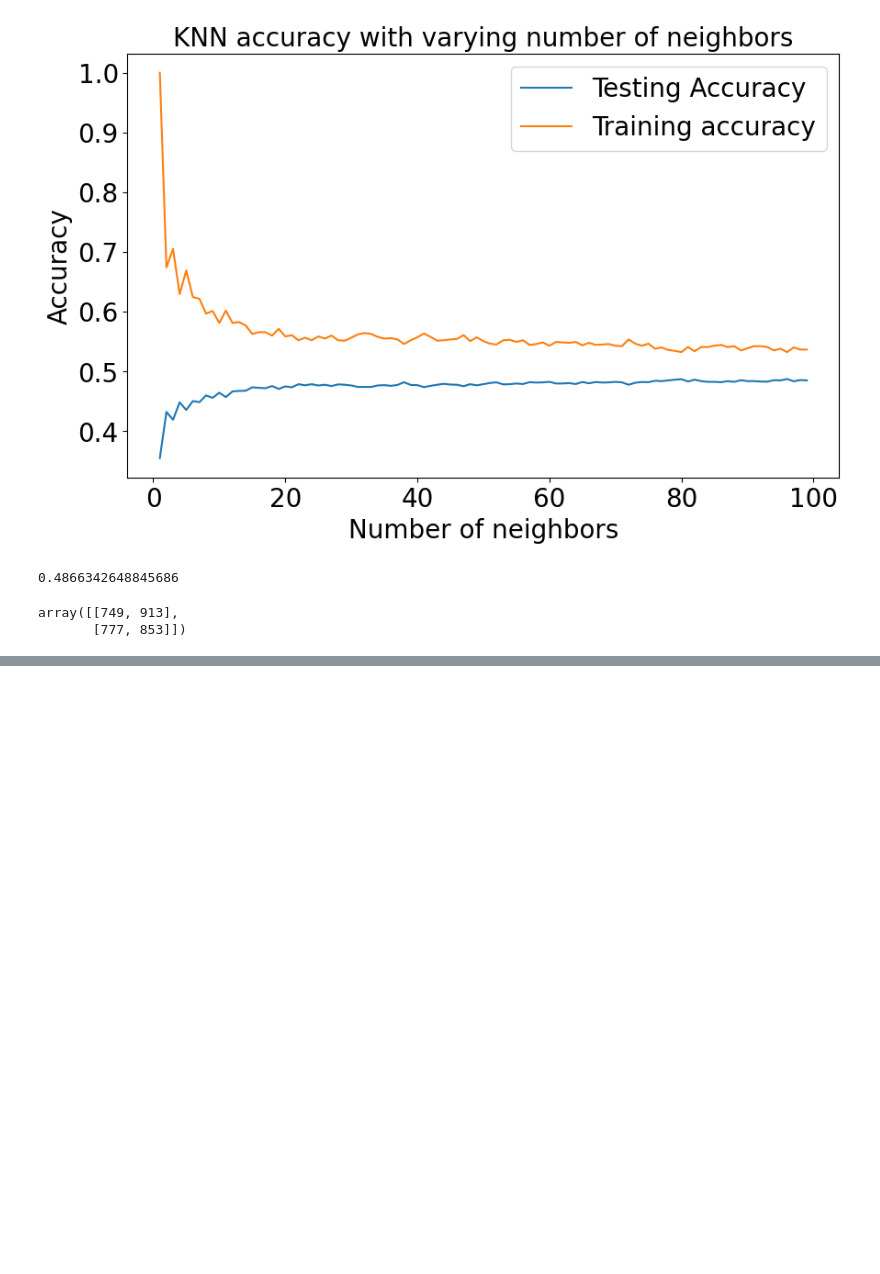
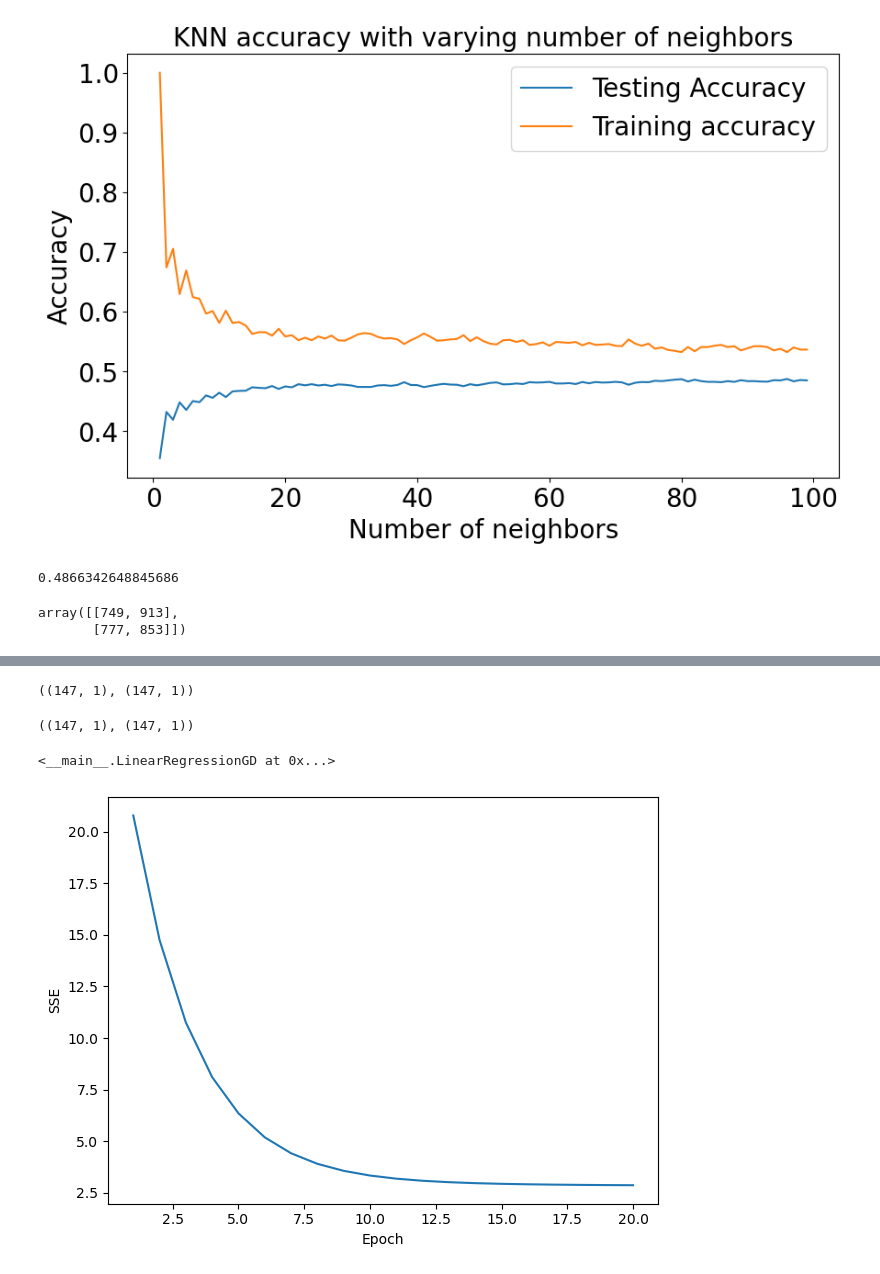
Before and after one commit to CCT-Dublin/ca1-claireobrien00, a Jupyter notebook: Passenger Movement Final.ipynb, the cells around one changed output, grey strips where cells are left out. Saved outputs shown, nothing was run; the diff lists cells and outputs as text; code cells hidden in the pictures; blank space fills up the shorter version.

Commit message:
Regression

```diff
--- a/Passenger Movement Final.ipynb
+++ b/Passenger Movement Final.ipynb
@@ -765,0 +828,39 @@ weighted avg       0.44      0.44      0.43      1411
+# %%
+X = departing_by_sea_summer_df[['decimal_year']].values
+y = departing_by_sea_summer_df[['VALUE']].values
+X.shape, y.shape
+# %% [output]
+((147, 1), (147, 1))
+# %%
+from sklearn.preprocessing import MinMaxScaler
+import sklearn.preprocessing as preproc
+scaler_x = MinMaxScaler()
+scaler_y = MinMaxScaler()
+X_std = scaler_x.fit_transform(X)
+y_std =  scaler_y.fit_transform(y)
+# %%
+# Reshape the (588, 1) to (588,) array for Machine Learning model
+y_std = np.reshape(y_std, len(y_std))
+
+# Display the number of rows and columns
+X.shape, y.shape
+# %% [output]
+((147, 1), (147, 1))
+# %%
+lr = LinearRegressionGD()
+lr.fit(X_std, y_std)
+# %% [output]
+<__main__.LinearRegressionGD at 0x...>
+# %%
+# Draw a plot using linear regression iterations and cost
+plt.plot(range(1, lr.n_iter + 1), lr.cost_)
+plt.ylabel('SSE')           # SSE means 'sum of squares error'
+plt.xlabel('Epoch')         # The number of epochs is a hyperparameter that defines the number times
+                            # that the learning algorithm will work through the entire training
+                            # dataset. One epoch means that each sample in the training dataset has
+                            # had an opportunity to update the internal model parameters.
+                            # An epoch is comprised of one or more batches.
+plt.tight_layout()
+plt.show()
+# %% [output]
+[figure, added]
```
Also changed, not shown: parts of 34 cells of this notebook, 3 other files.
